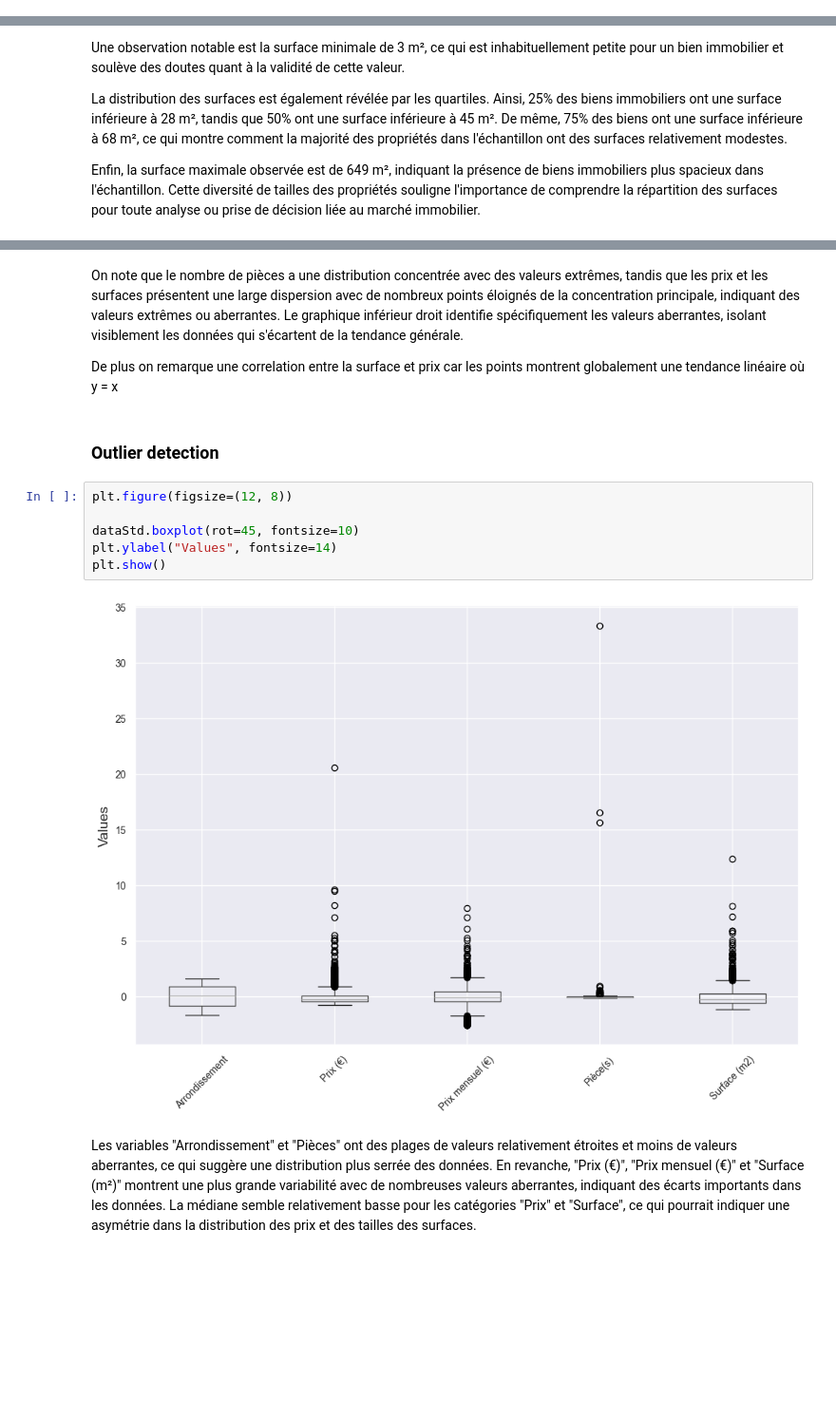
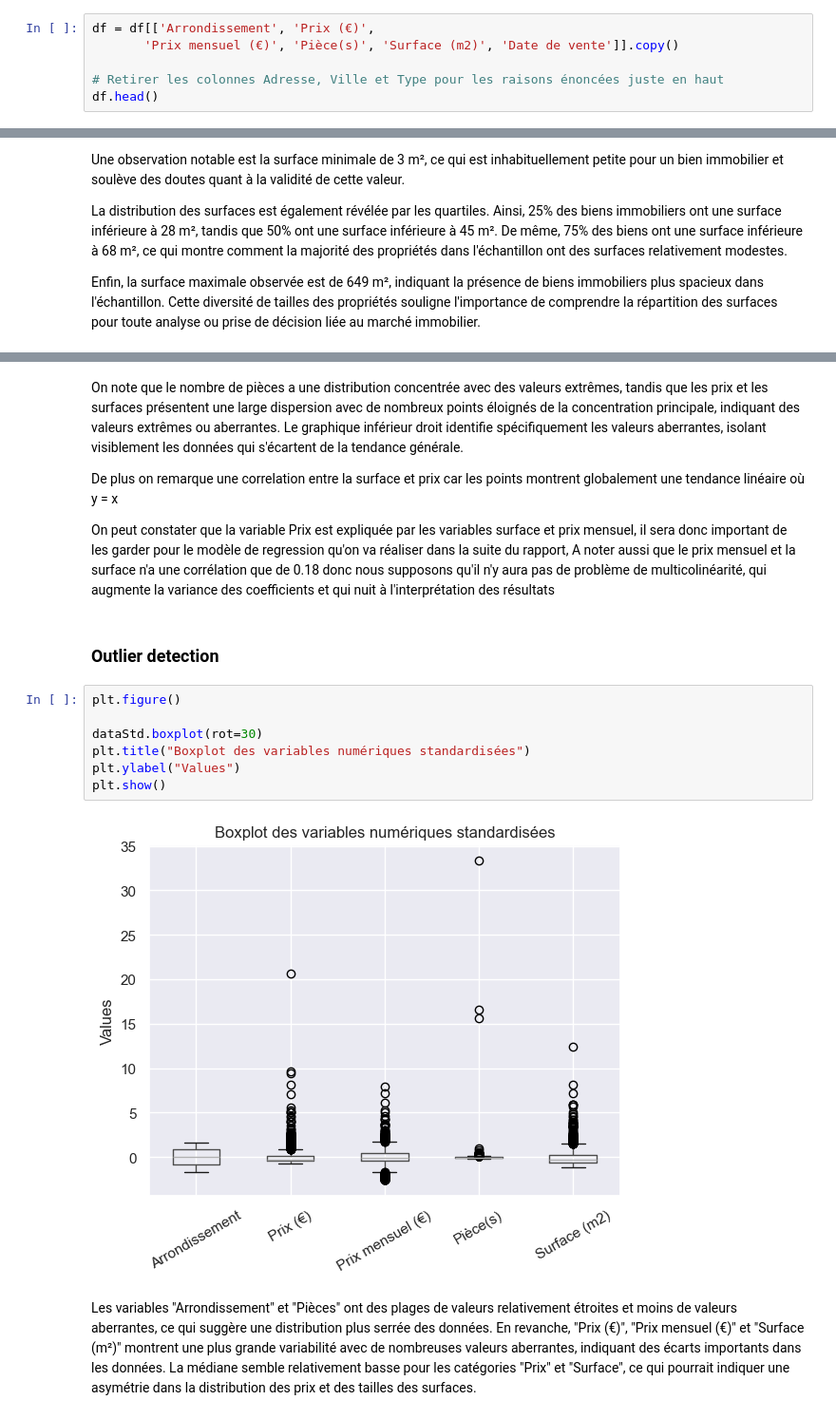
Before and after one commit to Zhuanu/Projet-DALAS, a Jupyter notebook: eda immo.ipynb, the cells around one changed output, grey strips where cells are left out. Shown at 95% size. Cells and saved outputs as stored; diff of their text form; blank space fills up the shorter version.

```diff
--- a/eda immo.ipynb
+++ b/eda immo.ipynb
@@ -122,0 +95,6 @@ Index(['Adresse', 'Ville', 'Arrondissement', 'Type', 'Prix (€)',
+# %%
+df = df[['Arrondissement', 'Prix (€)',
+       'Prix mensuel (€)', 'Pièce(s)', 'Surface (m2)', 'Date de vente']].copy()
+
+# Retirer les colonnes Adresse, Ville et Type pour les raisons énoncées juste en haut
+df.head()
@@ -252,15 +278,18 @@ pd.plotting.scatter_matrix(dataStd, figsize=(8, 8));
 On note que le nombre de pièces a une distribution concentrée avec des valeurs extrêmes, tandis que les prix et les surfaces présentent une large dispersion avec de nombreux points éloignés de la concentration principale, indiquant des valeurs extrêmes ou aberrantes. Le graphique inférieur droit identifie spécifiquement les valeurs aberrantes, isolant visiblement les données qui s'écartent de la tendance générale.
 
 De plus on remarque une correlation entre la surface et prix car les points montrent globalement une tendance linéaire où y = x
+
+On peut constater que la variable Prix est expliquée par les variables surface et prix mensuel, il sera donc important de les garder pour le modèle de regression qu'on va réaliser dans la suite du rapport, A noter aussi que le prix mensuel et la surface n'a une corrélation que de 0.18 donc nous supposons qu'il n'y aura pas de problème de multicolinéarité, qui augmente la variance des coefficients et qui nuit à l'interprétation des résultats
 # %% [markdown]
 ### Outlier detection
 # %%
-plt.figure(figsize=(12, 8))
+plt.figure()
 
-dataStd.boxplot(rot=45, fontsize=10)
-plt.ylabel("Values", fontsize=14)
+dataStd.boxplot(rot=30)
+plt.title("Boxplot des variables numériques standardisées")
+plt.ylabel("Values")
 plt.show()
 # %% [output]
-[figure, old version]
+[figure, new version]
 # %% [markdown]
 Les variables "Arrondissement" et "Pièces" ont des plages de valeurs relativement étroites et moins de valeurs aberrantes, ce qui suggère une distribution plus serrée des données. En revanche, "Prix (€)", "Prix mensuel (€)" et "Surface (m²)" montrent une plus grande variabilité avec de nombreuses valeurs aberrantes, indiquant des écarts importants dans les données. La médiane semble relativement basse pour les catégories "Prix" et "Surface", ce qui pourrait indiquer une asymétrie dans la distribution des prix et des tailles des surfaces.
```
Also changed, not shown: parts of 39 cells of this notebook, 4 other files.
